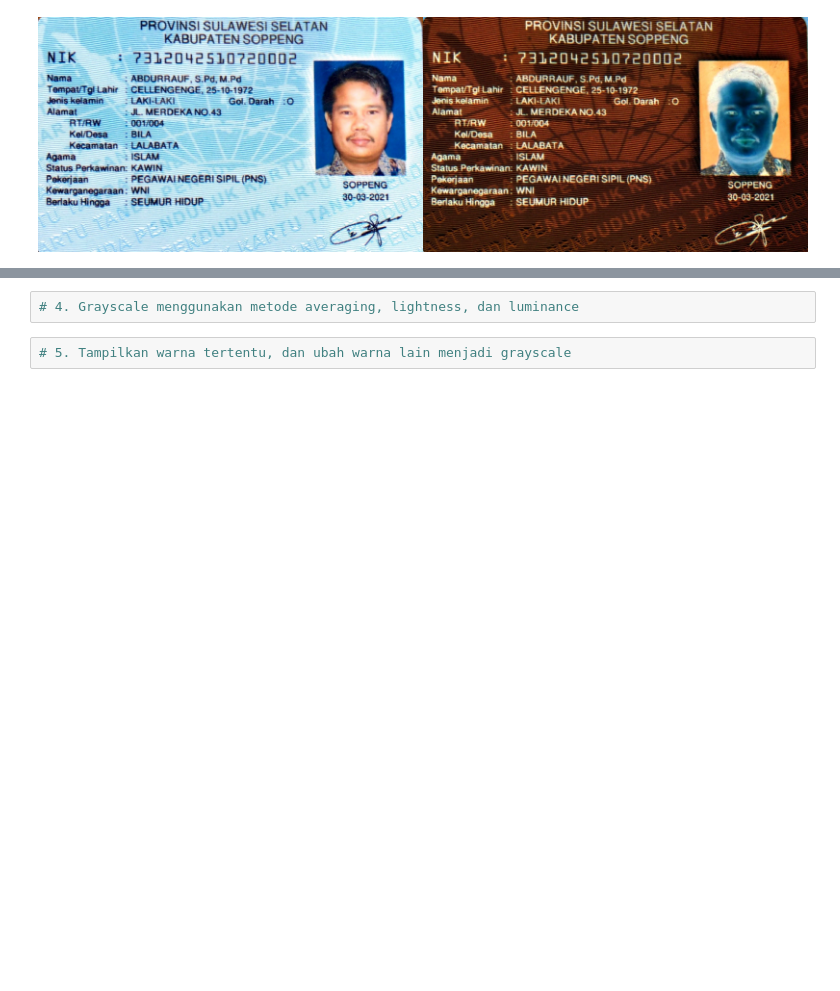
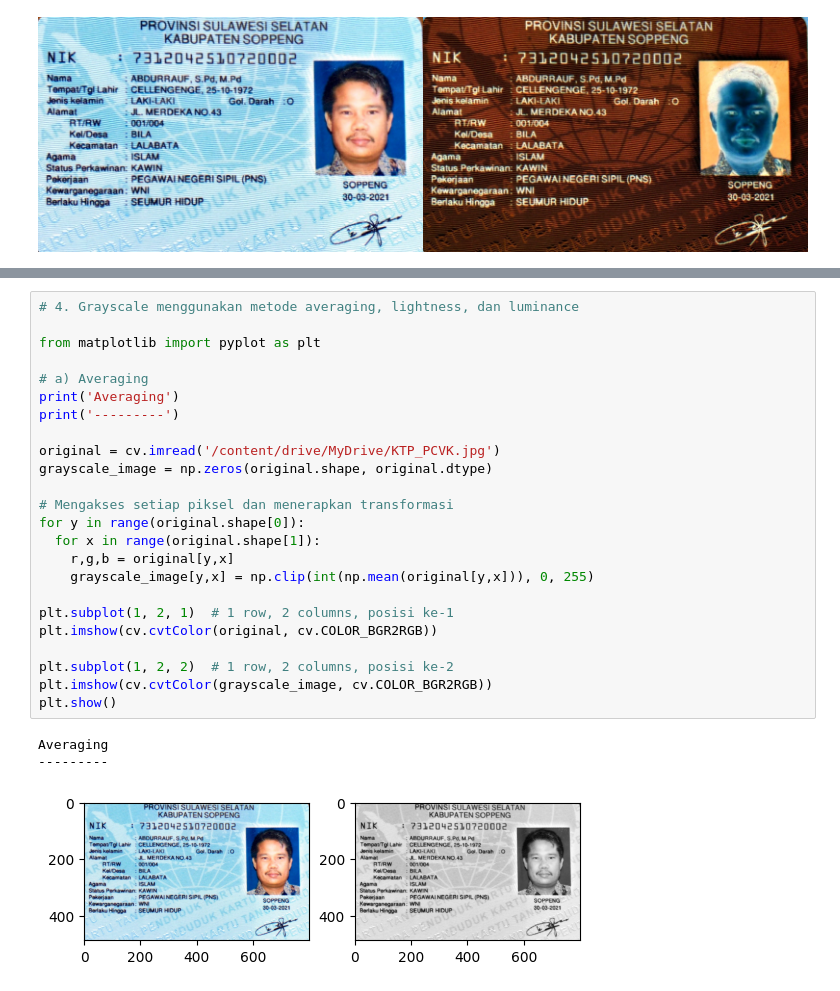
Before and after one commit to sbylash/23_Shasia-Sasa_PCVK, a Jupyter notebook: Week3.ipynb, the cells around one changed output, grey strips where cells are left out. Drawn from its saved outputs; the diff is of its cells as text; blank space fills up the shorter version.

```diff
--- a/Week3.ipynb
+++ b/Week3.ipynb
@@ -114,4 +110,28 @@ Masukkan nilai kecerahan: 50
-# %%
-# 4. Grayscale menggunakan metode averaging, lightness, dan luminance
-# %%
-# 5. Tampilkan warna tertentu, dan ubah warna lain menjadi grayscale
+# %%
+# 4. Grayscale menggunakan metode averaging, lightness, dan luminance
+
+from matplotlib import pyplot as plt
+
+# a) Averaging
+print('Averaging')
+print('---------')
+
+original = cv.imread('/content/drive/MyDrive/KTP_PCVK.jpg')
+grayscale_image = np.zeros(original.shape, original.dtype)
+
+# Mengakses setiap piksel dan menerapkan transformasi
+for y in range(original.shape[0]):
+  for x in range(original.shape[1]):
+    r,g,b = original[y,x]
+    grayscale_image[y,x] = np.clip(int(np.mean(original[y,x])), 0, 255)
+
+plt.subplot(1, 2, 1)  # 1 row, 2 columns, posisi ke-1
+plt.imshow(cv.cvtColor(original, cv.COLOR_BGR2RGB))
+
+plt.subplot(1, 2, 2)  # 1 row, 2 columns, posisi ke-2
+plt.imshow(cv.cvtColor(grayscale_image, cv.COLOR_BGR2RGB))
+plt.show()
+# %% [output]
+Averaging
+---------
+[figure, added]
```
Also changed, not shown: parts of 5 cells of this notebook.
